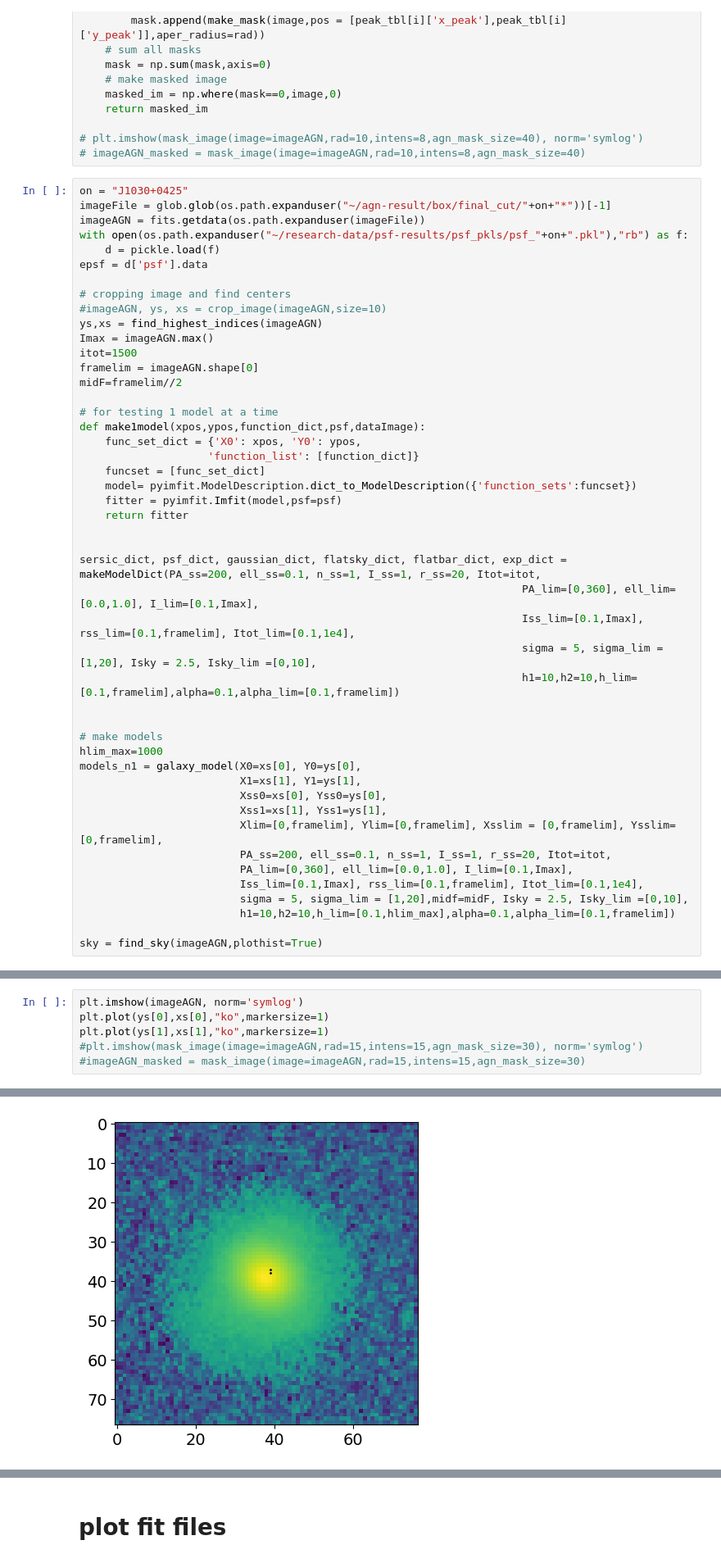
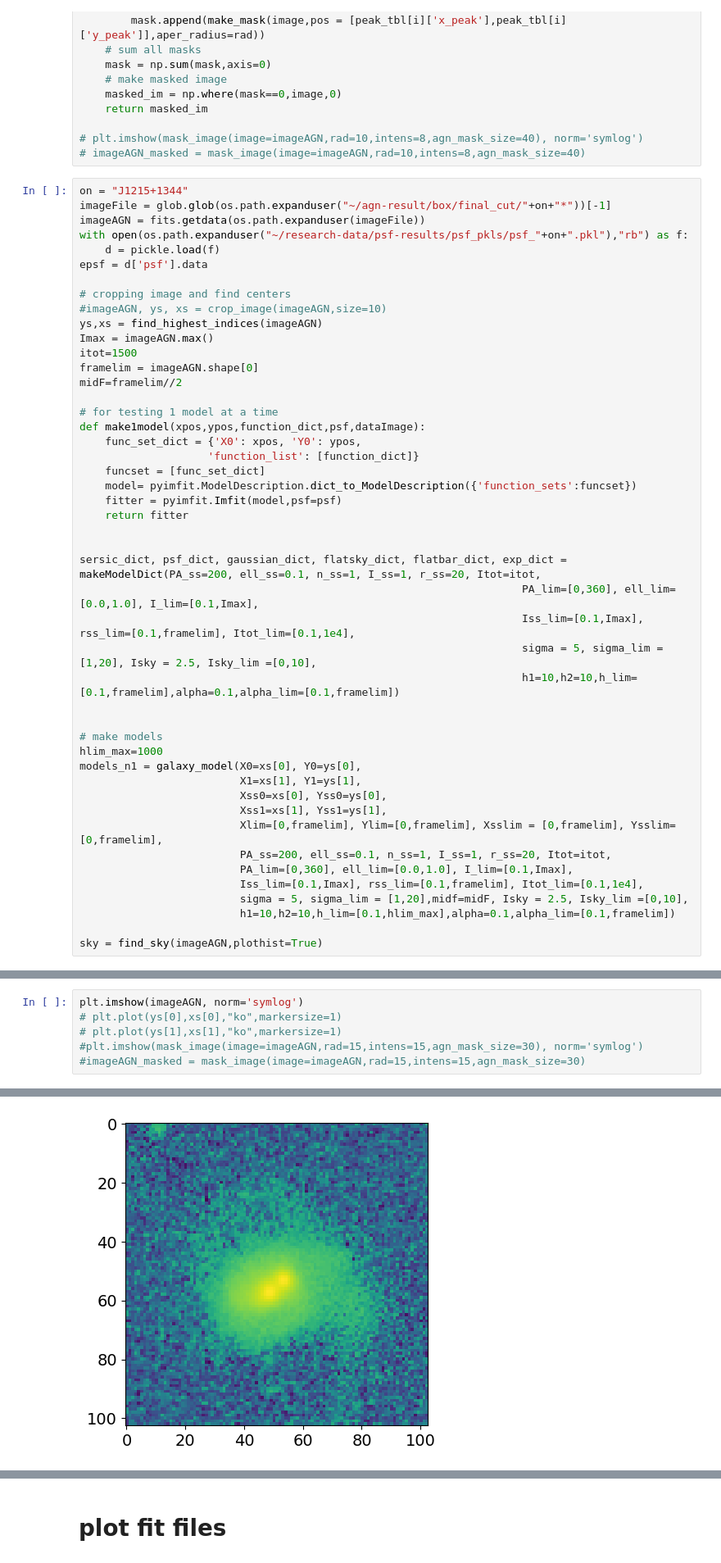
Before and after one commit to insepien/dualAGN, a Jupyter notebook: scrap_notebooks/checkFit.ipynb, the cells around one changed output, grey strips where cells are left out. Shown at 82% size. Cells and saved outputs as stored; diff of their text form.

```diff
--- a/scrap_notebooks/checkFit.ipynb
+++ b/scrap_notebooks/checkFit.ipynb
@@ -556,7 +556,7 @@ def mask_image(image,rad,intens,agn_mask_size):
 # plt.imshow(mask_image(image=imageAGN,rad=10,intens=8,agn_mask_size=40), norm='symlog')
 # imageAGN_masked = mask_image(image=imageAGN,rad=10,intens=8,agn_mask_size=40)
 # %%
-on = "J1030+0425"
+on = "J1215+1344"
 imageFile = glob.glob(os.path.expanduser("~/agn-result/box/final_cut/"+on+"*"))[-1]
 imageAGN = fits.getdata(os.path.expanduser(imageFile))
 with open(os.path.expanduser("~/research-data/psf-results/psf_pkls/psf_"+on+".pkl"),"rb") as f:
@@ -607,7 +607,7 @@ sky = find_sky(imageAGN,plothist=True)
 # %%
 plt.imshow(imageAGN, norm='symlog')
-plt.plot(ys[0],xs[0],"ko",markersize=1)
-plt.plot(ys[1],xs[1],"ko",markersize=1)
+# plt.plot(ys[0],xs[0],"ko",markersize=1)
+# plt.plot(ys[1],xs[1],"ko",markersize=1)
 #plt.imshow(mask_image(image=imageAGN,rad=15,intens=15,agn_mask_size=30), norm='symlog')
 #imageAGN_masked = mask_image(image=imageAGN,rad=15,intens=15,agn_mask_size=30)
 # %% [output]
@@ -615,4 +615,4 @@ plt.plot(ys[1],xs[1],"ko",markersize=1)
-[figure, old version]
+[figure, new version]
 # %%
 def _dofit_no_oversp(model, dataImage, psf, readnoise=0.22, expT=1, skylevel = 654.63, ncom=4, solver="NM",effgain=1):
     """do fit with not oversampled psf
```
Also changed, not shown: parts of 8 cells of this notebook, 1 other file.
